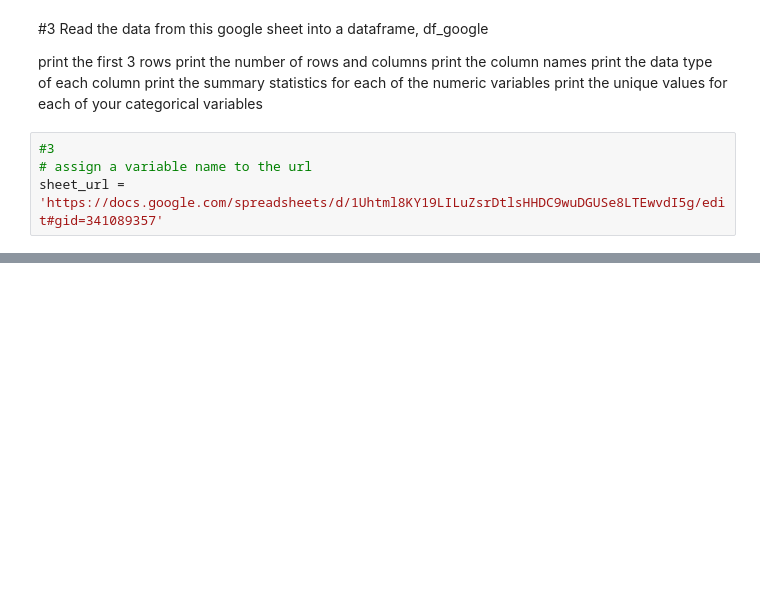
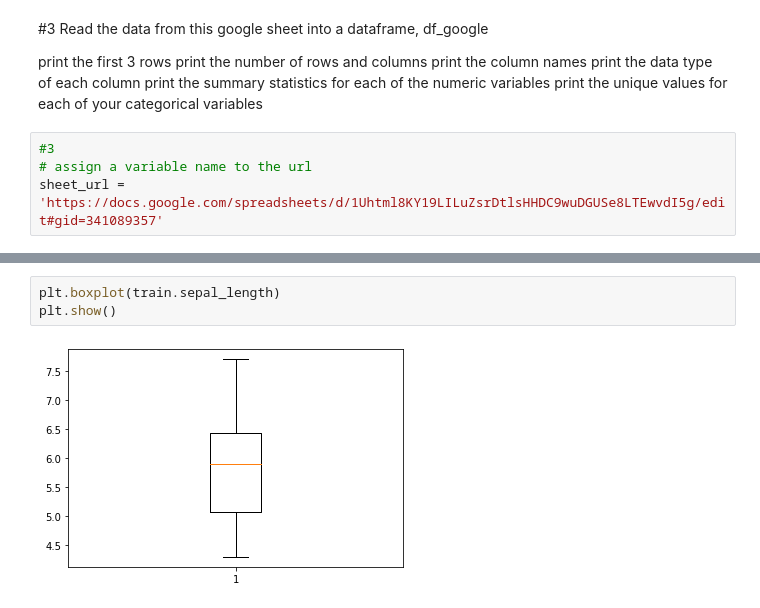
Before and after one commit to ian-james-johnson/classification_exercises, a Jupyter notebook: classification_exercises.ipynb, the cells around one changed output, grey strips where cells are left out. Saved outputs shown, nothing was run; the diff lists cells and outputs as text; blank space fills up the shorter version.

```diff
--- a/classification_exercises.ipynb
+++ b/classification_exercises.ipynb
@@ -270,0 +344,5 @@ Name: Embarked, dtype: int64
+# %%
+plt.boxplot(train.sepal_length)
+plt.show()
+# %% [output]
+[figure, added]
```
Also changed, not shown: parts of 67 cells of this notebook, 1 other file.
